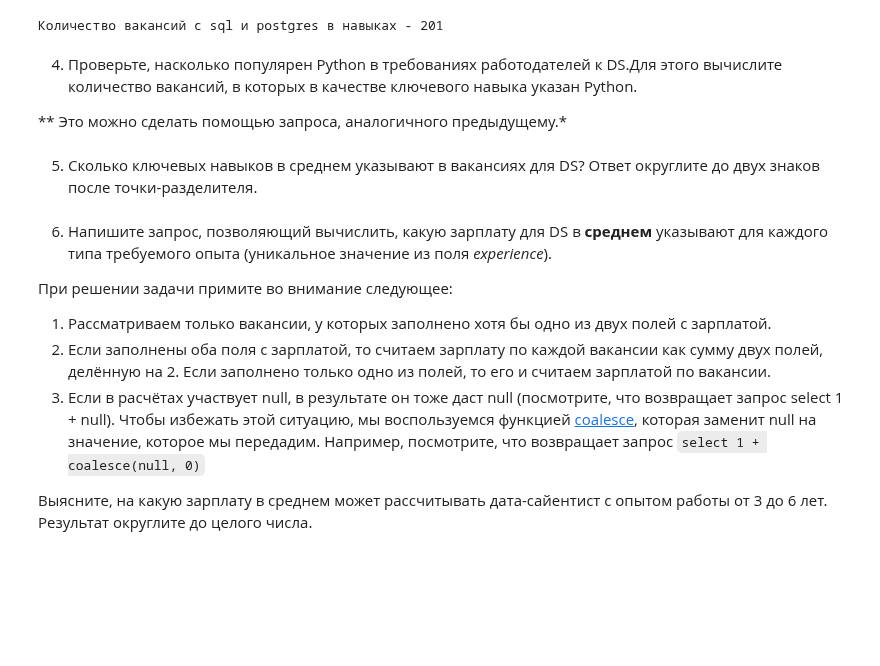
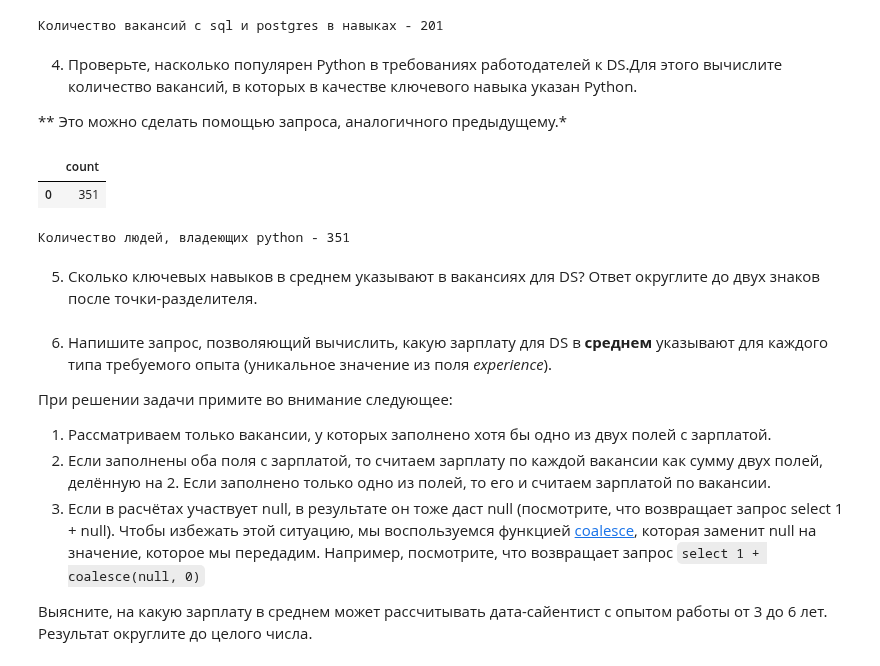
Before and after one commit to SudarickovIlya/SF_DS_Ilya, a Jupyter notebook: Project_2 (sql)/Project_2_Ноутбук_шаблон.ipynb, the cells around one changed output. Drawn from its saved outputs; the diff is of its cells as text; code cells hidden in the pictures; blank space fills up the shorter version.

```diff
--- a/Project_2 (sql)/Project_2_Ноутбук_шаблон.ipynb
+++ b/Project_2 (sql)/Project_2_Ноутбук_шаблон.ipynb
@@ -716,8 +716,24 @@ print()
 ** Это можно сделать помощью запроса, аналогичного предыдущему.*
 # %%
 # текст запроса
+# Запрос в sql
+
+query_6_4 = f'''
+select count(*)
+from vacancies as vac
+where {ds_filter} and vac.key_skills ilike '%python%'
+'''
 # %%
 # результат запроса
+pythonists_count = pd.read_sql_query(sql=query_6_4, con=connection)
+display(pythonists_count)
+
+# Ответ на вопрос
+print(f"Количество людей, владеющих python - {pythonists_count.iloc[0][0]}")
+# %% [output]
+|  | count |
+| 0 | 351 |
+Количество людей, владеющих python - 351
 # %% [markdown]
 5. Сколько ключевых навыков в среднем указывают в вакансиях для DS?
 Ответ округлите до двух знаков после точки-разделителя.
```
